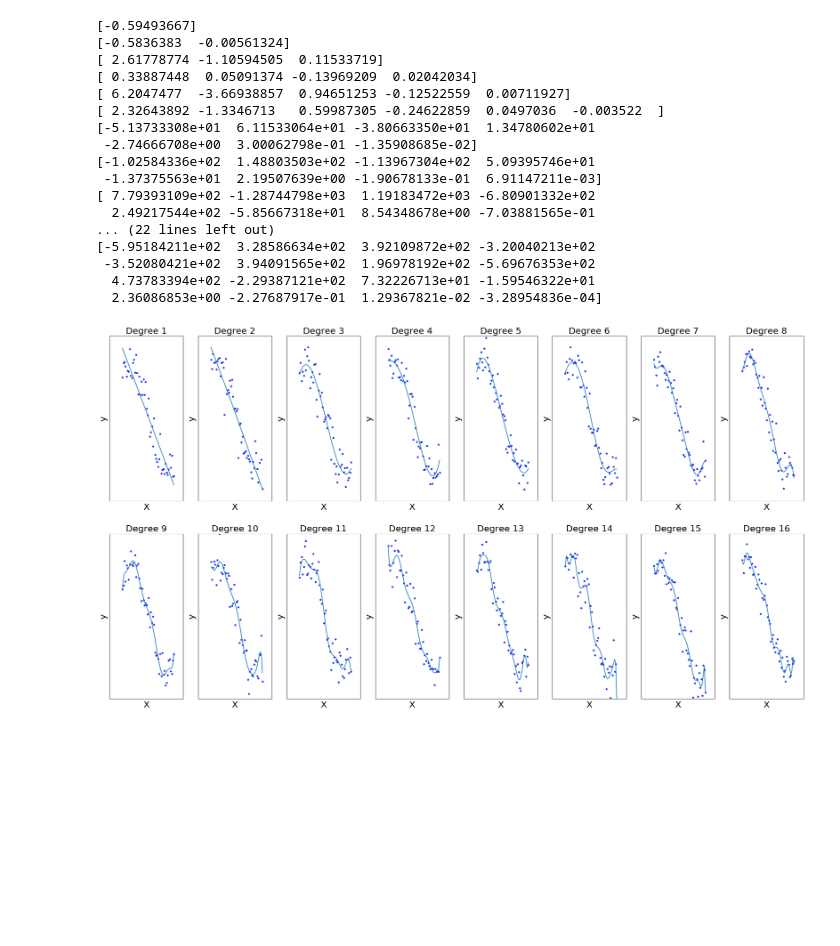
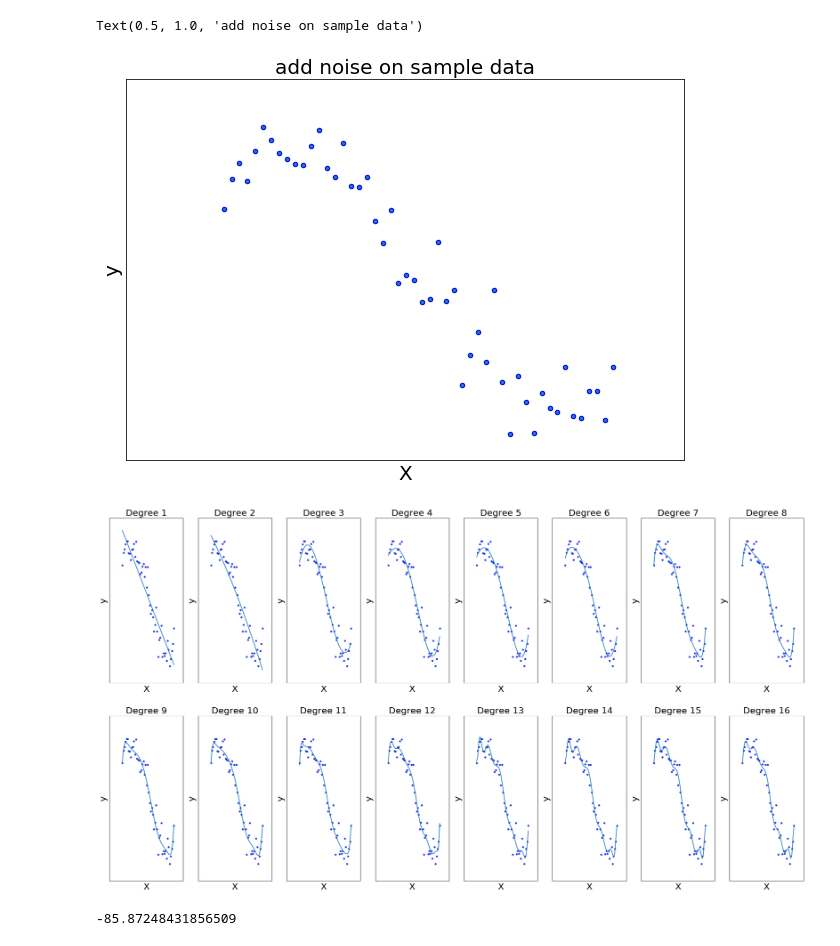
Before and after one commit to sangyongjia/machineLearning, a Jupyter notebook: OLSLassoRidge.ipynb, the cells around one changed output. Drawn from its saved outputs; the diff is of its cells as text; code cells hidden in the pictures; blank space fills up the shorter version.

```diff
--- a/OLSLassoRidge.ipynb
+++ b/OLSLassoRidge.ipynb
@@ -22,50 +43,59 @@ def load_data():
+# %%
+###正常生成的数据的样子
+plt.figure(figsize=(10, 7))
+ax = plt.subplot(1, 1, 1)
+plt.setp(ax, xticks=(), yticks=())
+X, y = load_data()
+plt.scatter(X, y, edgecolor='b', s=20, label="Samples")
+plt.xlabel("X",fontsize=20)
+plt.ylabel("y",fontsize=20)
+plt.xlim((0, 6))
+plt.ylim((-1.5, 1.5))
+plt.title("add noise on sample data",fontsize=20)
+# %% [output]
+Text(0.5, 1.0, 'add noise on sample data')
+[figure, added]
 # %%
 ###OLS的拟合方法
 #degrees = [1,3, 6, 9, 12, 15]
-degrees = [1,2,3,4,5, 6,7,8, 9,10,11, 12,13,14, 15,16]
+degrees = [1,2,3,4,5,6,7,8,9,10,11,12,13,14,15,16]
 #degrees = [1]
 plt.figure(figsize=(28, 15))
 res=[]
+X, y = load_data()
 for i in range(len(degrees)):
     ax = plt.subplot(2, len(degrees)/2, i + 1)
     plt.setp(ax, xticks=(), yticks=())
-    X, y = load_data()
     polynomial_features = PolynomialFeatures(degree=degrees[i], include_bias=False)
     linear_regression = LinearRegression()
     pipeline = Pipeline([("polynomial_features", polynomial_features),("linear_regression", linear_regression)])
     pipeline.fit(X[:, np.newaxis], y)
-    print(linear_regression.coef_)
-
+    a=list(linear_regression.coef_)
+    a.insert(0,linear_regression.intercept_)
+    #print(a)
+    #print(linear_regression.coef_)
+    #print(linear_regression.intercept_)
+    #linear_regression.score(X, y)
     X_test = np.linspace(1/3*math.pi, 5/3*math.pi, 50)
     plt.plot(X_test, pipeline.predict(X_test[:, np.newaxis]), label="Model")
+    predict_y = pipeline.predict(X_test[:, np.newaxis])
     #plt.plot(X_test, np.sin(X_test), label="True function")
-
+    mse = mean_squared_error(gen_data(X_test),predict_y)
+    #print('mse:',mse)
+    a.insert(0,mse)
     plt.scatter(X, y, edgecolor='b', s=10, label="Samples")
     plt.xlabel("X",fontsize=20)
     plt.ylabel("y",fontsize=20)
     plt.xlim((0, 6))
     plt.ylim((-1.5, 1.5))
     #plt.title('A simple plot')
     plt.title("Degree {}".format(degrees[i]),fontsize=20)
-    res.append(linear_regression.coef_)
+    res.append(a)
 pd.DataFrame(res).to_csv('OLS.csv')
 plt.show()
 # %% [output]
-[-0.59493667]
-[-0.5836383  -0.00561324]
-[ 2.61778774 -1.10594505  0.11533719]
-[ 0.33887448  0.05091374 -0.13969209  0.02042034]
-[ 6.2047477  -3.66938857  0.94651253 -0.12522559  0.00711927]
-[ 2.32643892 -1.3346713   0.59987305 -0.24622859  0.0497036  -0.003522  ]
-[-5.13733308e+01  6.11533064e+01 -3.80663350e+01  1.34780602e+01
- -2.74666708e+00  3.00062798e-01 -1.35908685e-02]
-[-1.02584336e+02  1.48803503e+02 -1.13967304e+02  5.09395746e+01
- -1.37375563e+01  2.19507639e+00 -1.90678133e-01  6.91147211e-03]
-[ 7.79393109e+02 -1.28744798e+03  1.19183472e+03 -6.80901332e+02
-  2.49217544e+02 -5.85667318e+01  8.54348678e+00 -7.03881565e-01
-... (22 lines left out)
-[-5.95184211e+02  3.28586634e+02  3.92109872e+02 -3.20040213e+02
- -3.52080421e+02  3.94091565e+02  1.96978192e+02 -5.69676353e+02
-  4.73783394e+02 -2.29387121e+02  7.32226713e+01 -1.59546322e+01
-  2.36086853e+00 -2.27687917e-01  1.29367821e-02 -3.28954836e-04]
-[figure, old version]
+[figure, new version]
+# %%
+linear_regression.intercept_
+# %% [output]
+-85.87248431856509
```
Also changed, not shown: parts of 7 cells of this notebook.
